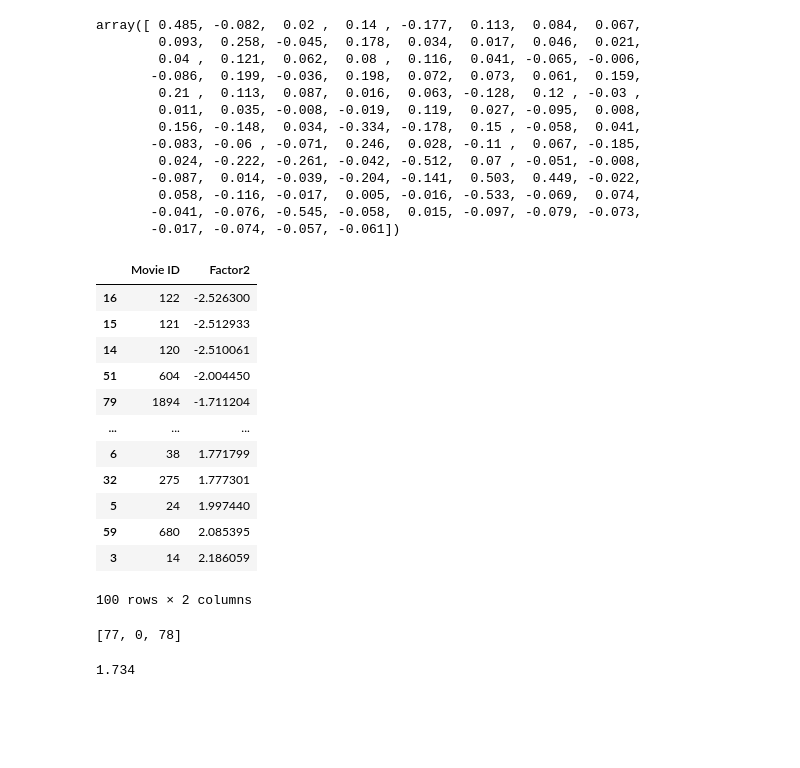
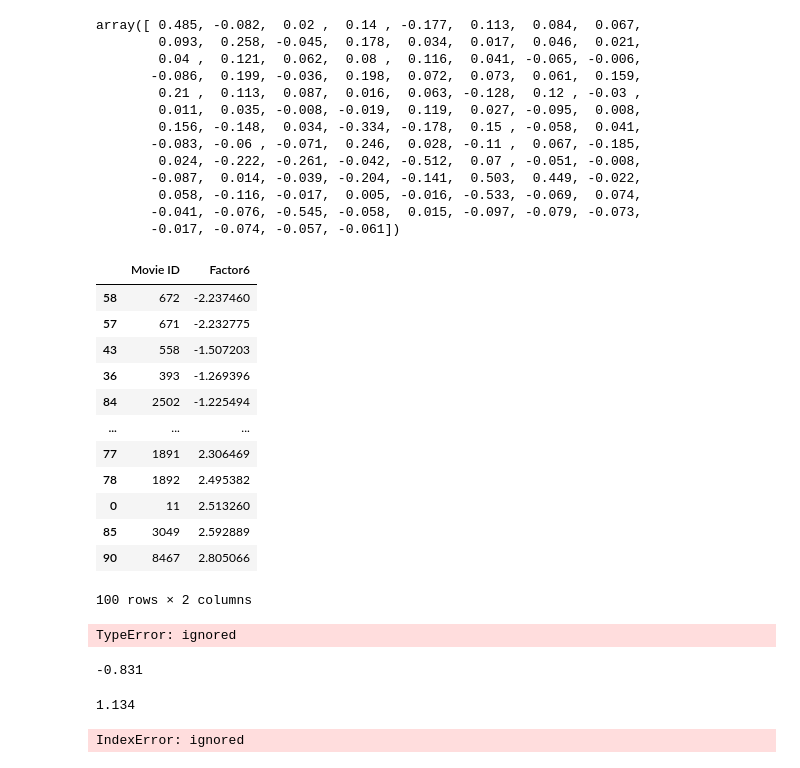
Before and after one commit to srigouri/CE888, a Jupyter notebook: Labs/lab6/my_recommender.ipynb, the cells around one changed output. Cells and saved outputs as stored; diff of their text form; code cells hidden in the pictures; blank space fills up the shorter version.

```diff
--- a/Labs/lab6/my_recommender.ipynb
+++ b/Labs/lab6/my_recommender.ipynb
@@ -121,36 +168,48 @@ array([ 0.485, -0.082,  0.02 ,  0.14 , -0.177,  0.113,  0.084,  0.067,
        -0.041, -0.076, -0.545, -0.058,  0.015, -0.097, -0.079, -0.073,
        -0.017, -0.074, -0.057, -0.061])
 # %%
-df_fact = df_i[['Movie ID','Factor2']]
-df_fact.sort_values('Factor2')
+df_fact = df_i[['Movie ID','Factor6']]
+df_fact.sort_values('Factor6')
 # %% [output]
-|  | Movie ID | Factor2 |
-| 16 | 122 | -2.526300 |
-| 15 | 121 | -2.512933 |
-| 14 | 120 | -2.510061 |
-| 51 | 604 | -2.004450 |
-| 79 | 1894 | -1.711204 |
+|  | Movie ID | Factor6 |
+| 58 | 672 | -2.237460 |
+| 57 | 671 | -2.232775 |
+| 43 | 558 | -1.507203 |
+| 36 | 393 | -1.269396 |
+| 84 | 2502 | -1.225494 |
 | ... | ... | ... |
-| 6 | 38 | 1.771799 |
-| 32 | 275 | 1.777301 |
-| 5 | 24 | 1.997440 |
-| 59 | 680 | 2.085395 |
-| 3 | 14 | 2.186059 |
+| 77 | 1891 | 2.306469 |
+| 78 | 1892 | 2.495382 |
+| 0 | 11 | 2.513260 |
+| 85 | 3049 | 2.592889 |
+| 90 | 8467 | 2.805066 |
 100 rows × 2 columns
 # %%
 top_val = pd.DataFrame(pref).nlargest(3, 0)
 top_indc = top_val.index
-list(top_indc)
+list()
 # %% [output]
-[77, 0, 78]
+TypeError: ignored
 # %%
 df_fact = df_i[['Movie ID','Factor1']]
 
-val = df_fact[df_fact['Movie ID']==36955]['Factor1'].values[0]
+val = df_fact[df_fact['Movie ID']==2501]['Factor1'].values[0]
 
 round(val,3)
 # %% [output]
-1.734
+-0.831
+# %%
+df_fact = df_i[['Movie ID','Factor7']]
+
+val = df_fact[df_fact['Movie ID']==120]['Factor7'].values[0]
+
+round(val,3)
+# %% [output]
+1.134
+# %%
+ratings.iloc[2501,3519]
+# %% [output]
+IndexError: ignored
 # %%
 df_i.iloc[list(top_indc)]
 # %% [output]
```
Also changed, not shown: parts of 6 cells of this notebook.
